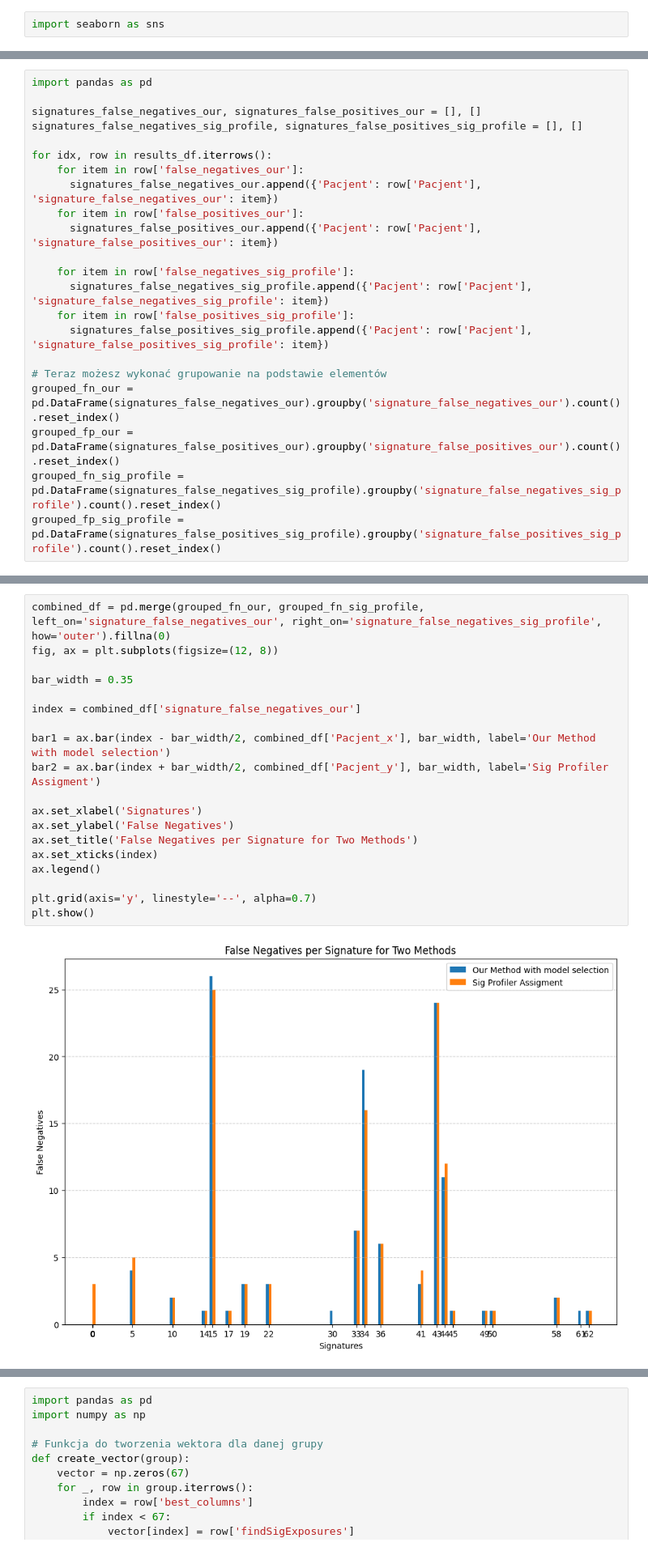
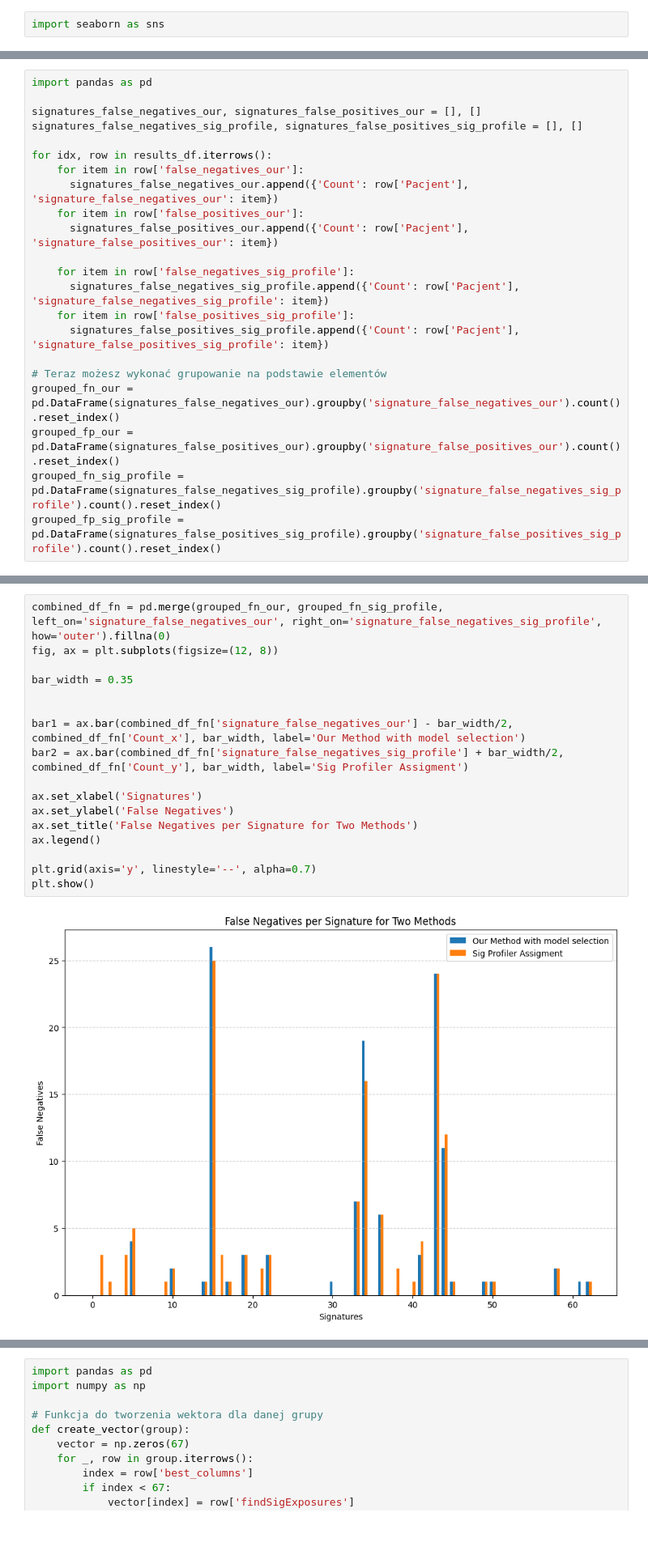
Before and after one commit to marcin119a/data_comparation, a Jupyter notebook: interpretation.ipynb, the cells around one changed output, grey strips where cells are left out. Shown at 81% size. Drawn from its saved outputs; the diff is of its cells as text.

```diff
--- a/interpretation.ipynb
+++ b/interpretation.ipynb
@@ -144,14 +144,14 @@ signatures_false_negatives_sig_profile, signatures_false_positives_sig_profile =
 
 for idx, row in results_df.iterrows():
     for item in row['false_negatives_our']:
-      signatures_false_negatives_our.append({'Pacjent': row['Pacjent'], 'signature_false_negatives_our': item})
+      signatures_false_negatives_our.append({'Count': row['Pacjent'], 'signature_false_negatives_our': item})
     for item in row['false_positives_our']:
-      signatures_false_positives_our.append({'Pacjent': row['Pacjent'], 'signature_false_positives_our': item})
+      signatures_false_positives_our.append({'Count': row['Pacjent'], 'signature_false_positives_our': item})
 
     for item in row['false_negatives_sig_profile']:
-      signatures_false_negatives_sig_profile.append({'Pacjent': row['Pacjent'], 'signature_false_negatives_sig_profile': item})
+      signatures_false_negatives_sig_profile.append({'Count': row['Pacjent'], 'signature_false_negatives_sig_profile': item})
     for item in row['false_positives_sig_profile']:
-      signatures_false_positives_sig_profile.append({'Pacjent': row['Pacjent'], 'signature_false_positives_sig_profile': item})
+      signatures_false_positives_sig_profile.append({'Count': row['Pacjent'], 'signature_false_positives_sig_profile': item})
 
 # Teraz możesz wykonać grupowanie na podstawie elementów
 grouped_fn_our = pd.DataFrame(signatures_false_negatives_our).groupby('signature_false_negatives_our').count().reset_index()
@@ -201,22 +222,20 @@ combined_df
 # %%
-combined_df = pd.merge(grouped_fn_our, grouped_fn_sig_profile, left_on='signature_false_negatives_our', right_on='signature_false_negatives_sig_profile', how='outer').fillna(0)
+combined_df_fn = pd.merge(grouped_fn_our, grouped_fn_sig_profile, left_on='signature_false_negatives_our', right_on='signature_false_negatives_sig_profile', how='outer').fillna(0)
 fig, ax = plt.subplots(figsize=(12, 8))
 
 bar_width = 0.35
 
-index = combined_df['signature_false_negatives_our']
 
-bar1 = ax.bar(index - bar_width/2, combined_df['Pacjent_x'], bar_width, label='Our Method with model selection')
-bar2 = ax.bar(index + bar_width/2, combined_df['Pacjent_y'], bar_width, label='Sig Profiler Assigment')
+bar1 = ax.bar(combined_df_fn['signature_false_negatives_our'] - bar_width/2, combined_df_fn['Count_x'], bar_width, label='Our Method with model selection')
+bar2 = ax.bar(combined_df_fn['signature_false_negatives_sig_profile'] + bar_width/2, combined_df_fn['Count_y'], bar_width, label='Sig Profiler Assigment')
 
 ax.set_xlabel('Signatures')
 ax.set_ylabel('False Negatives')
 ax.set_title('False Negatives per Signature for Two Methods')
-ax.set_xticks(index)
 ax.legend()
 
 plt.grid(axis='y', linestyle='--', alpha=0.7)
 plt.show()
 # %% [output]
-[figure, old version]
+[figure, new version]
 # %%
```
Also changed, not shown: parts of 17 cells of this notebook, 1 other file.
